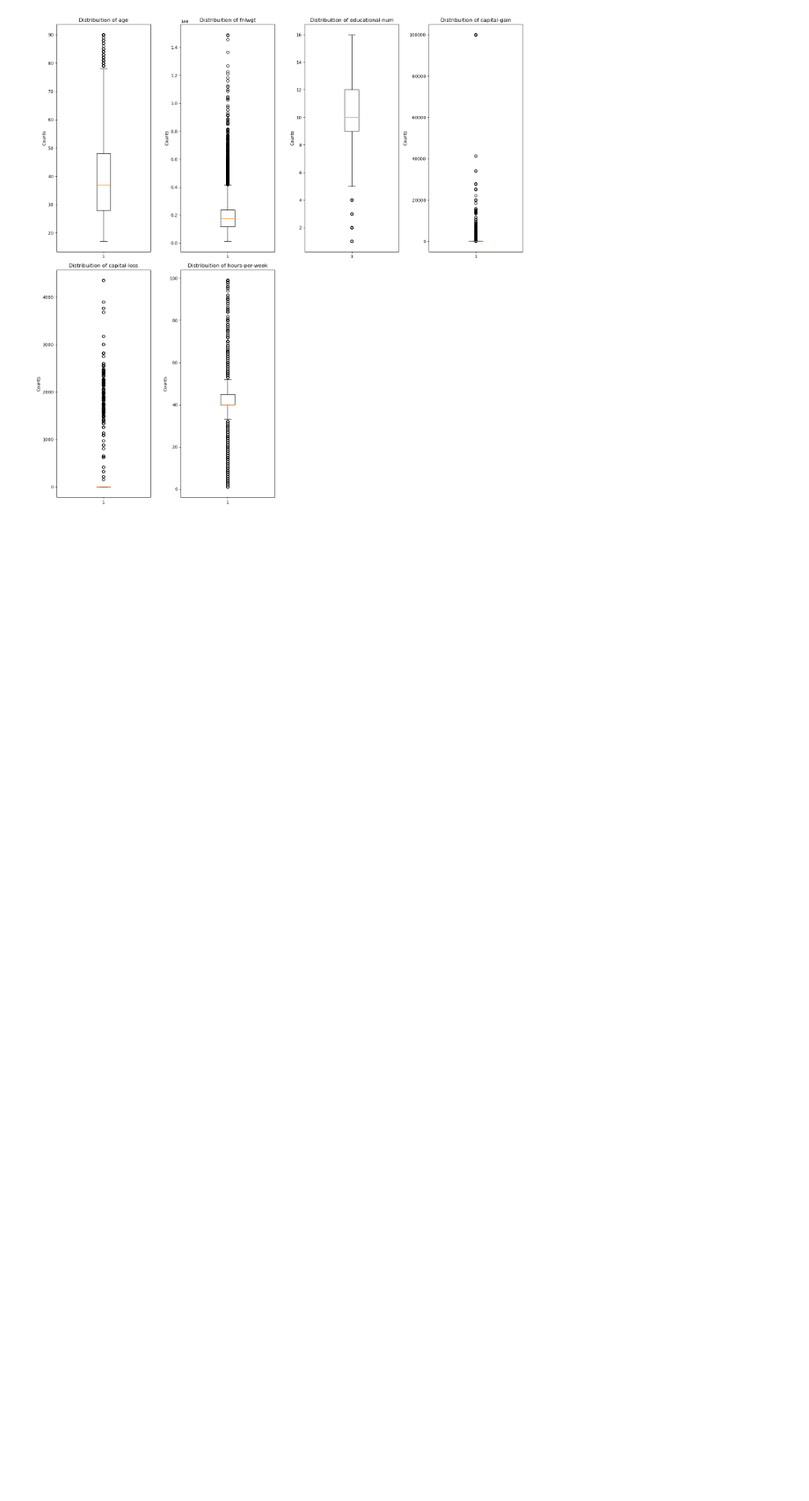
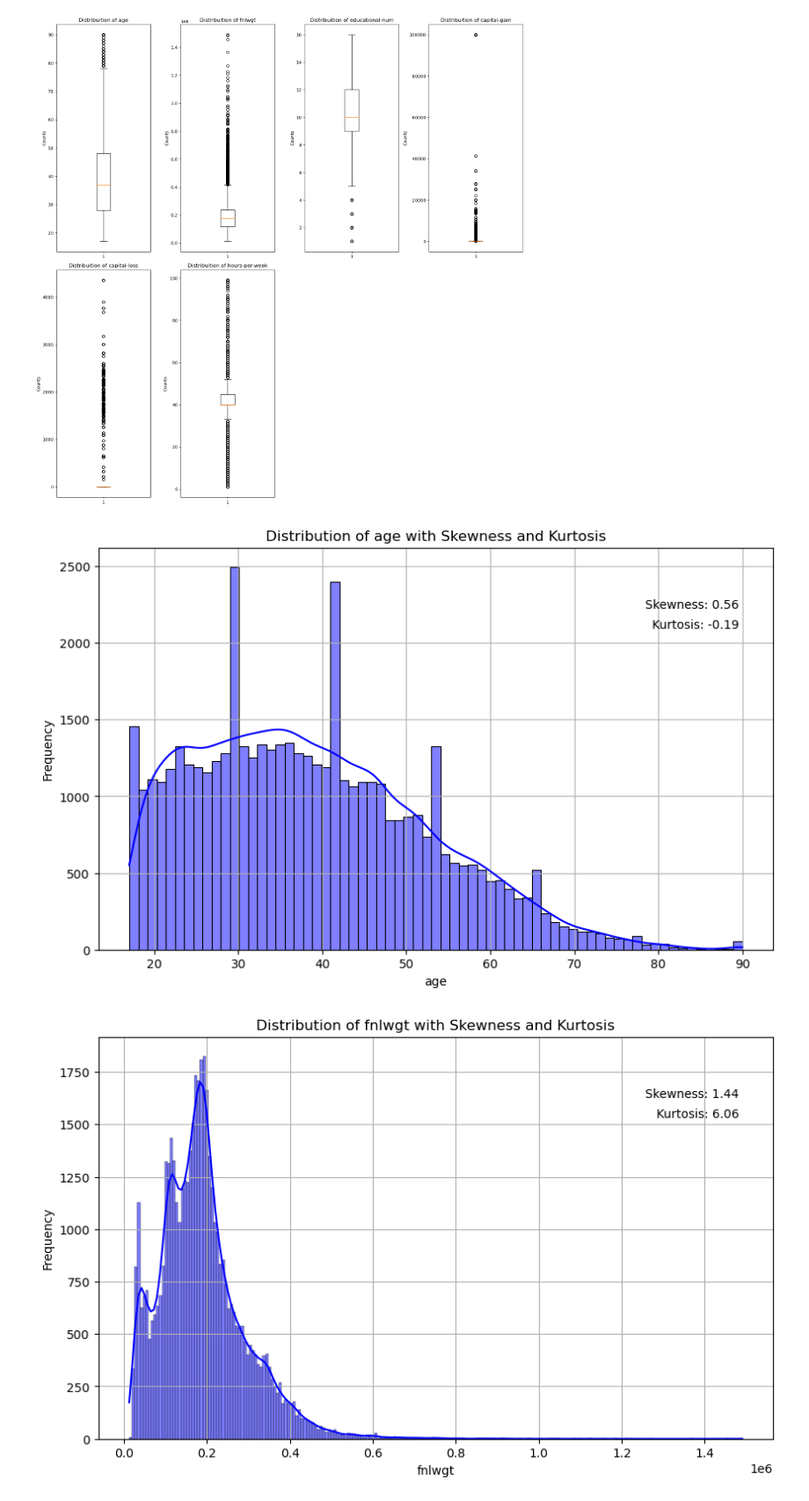
Before and after one commit to MaukanMir/Income-Prediction-Classification, a Jupyter notebook: training.ipynb, the cells around one changed output. Shown at 88% size. Saved outputs shown, nothing was run; the diff lists cells and outputs as text; code cells hidden in the pictures; blank space fills up the shorter version.

Commit message:
added new visuals

```diff
--- a/training.ipynb
+++ b/training.ipynb
@@ -226,3 +298,8 @@ plot_distribution(numerical_types, "box")
 # %% [output]
 [figure]
 [figure]
+# %%
+dist_plot(numerical_types)
+# %% [output]
+[figure, added]
+[figure, added]
```
Also changed, not shown: parts of 7 cells of this notebook.
